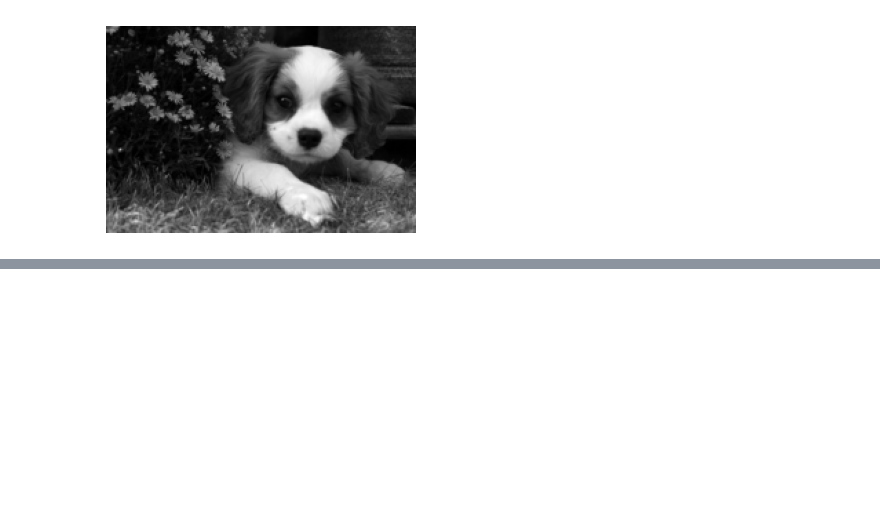
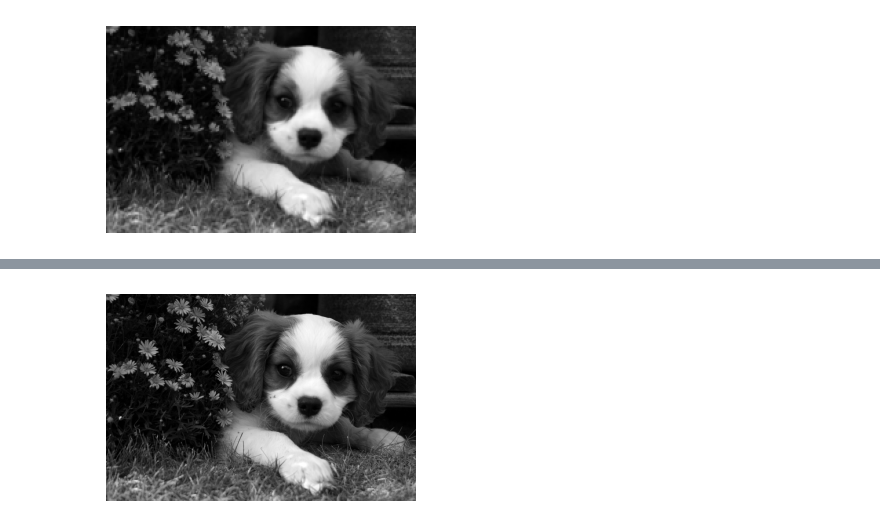
Before and after one commit to IamGianluca/dl, a Jupyter notebook: nbs/cuda-mode/pmpp.ipynb, the cells around one changed output, grey strips where cells are left out. Drawn from its saved outputs; the diff is of its cells as text; code cells hidden in the pictures; blank space fills up the shorter version.

Commit message:
feat(pmpp): convert image to grayscale in CUDA

```diff
--- a/nbs/cuda-mode/pmpp.ipynb
+++ b/nbs/cuda-mode/pmpp.ipynb
@@ -160,0 +229,4 @@ show_img(img_g, cmap="gray")
+# %%
+cpp_src = "torch::Tensor rgb_to_grayscale(torch::Tensor input);"
+# %%
+module = load_cuda(cuda_src, cpp_src, ["rgb_to_grayscale"], verbose=True)
@@ -160,0 +246,7 @@ show_img(img_g, cmap="gray")
+# %%
+imgc = img.contiguous().cuda()
+# %%
+%%time
+res = module.rgb_to_grayscale(imgc).cpu()
+h, w = res.shape
+h, w, h * w
@@ -160,0 +258,4 @@ show_img(img_g, cmap="gray")
+# %%
+show_img(res, cmap="gray")
+# %% [output]
+[figure, added]
```
Also changed, not shown: parts of 15 cells of this notebook.
